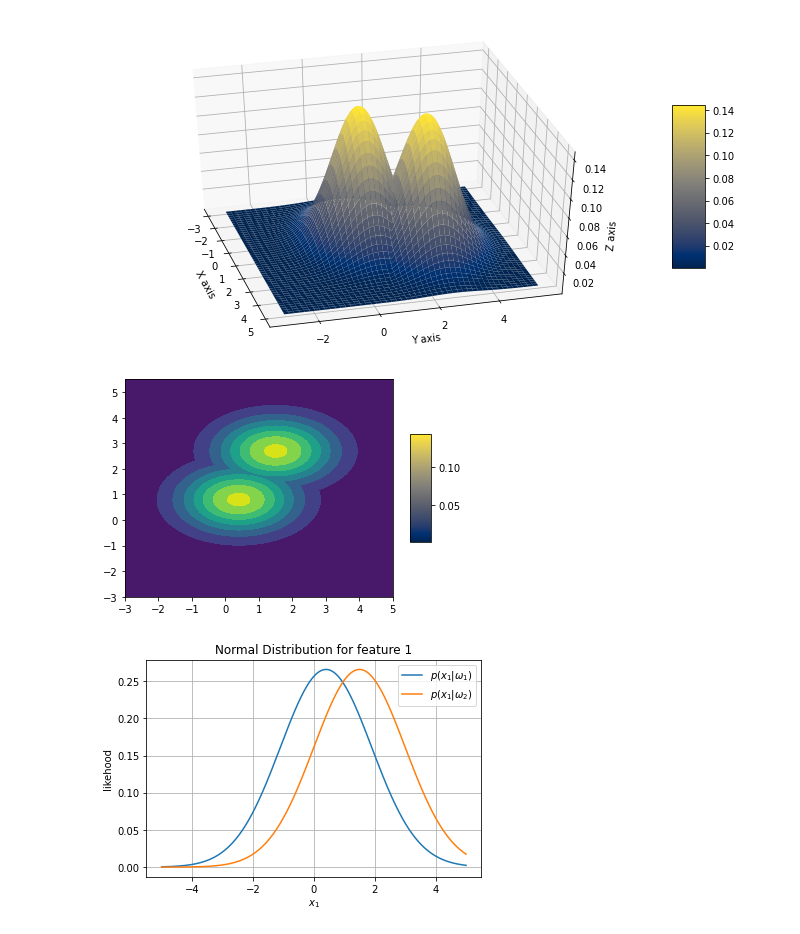
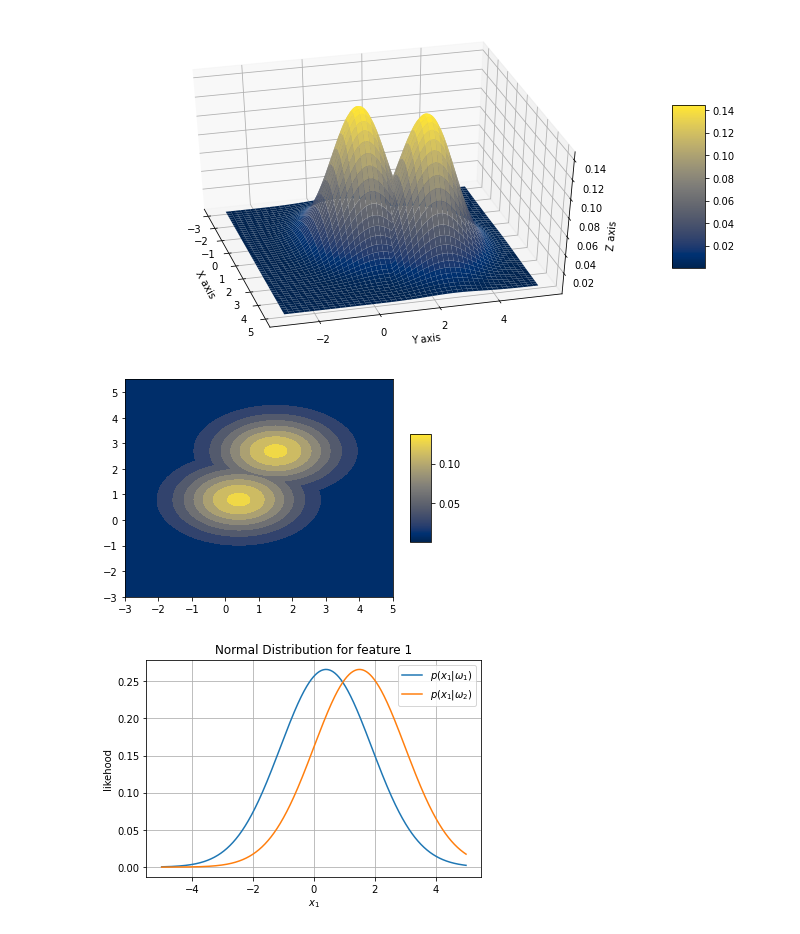
Before and after one commit to Sourland/pattern-recognision, a Jupyter notebook: Naive_Bayes.ipynb, the cells around one changed output. Saved outputs shown, nothing was run; the diff lists cells and outputs as text; code cells hidden in the pictures.

```diff
--- a/Naive_Bayes.ipynb
+++ b/Naive_Bayes.ipynb
@@ -18,12 +20,12 @@ y = np.linspace(-3,5.5,1000)
 X, Y = np.meshgrid(x,y)
 pos = np.empty(X.shape + (2,))
 pos[:, :, 0] = X; pos[:, :, 1] = Y
-rv1 = multivariate_normal(mu_class_healthy , covariance_matrix)
-rv2 = multivariate_normal(mu_class_cancer , covariance_matrix)
+Px_omega1 = multivariate_normal(mu_class_healthy , covariance_matrix)
+Px_omega2 = multivariate_normal(mu_class_cancer , covariance_matrix)
 #Make a 3D plot
 fig = plt.figure(figsize=(12, 6))
 ax = fig.gca(projection='3d')
-surf = ax.plot_surface(X, Y, np.where(rv1.pdf(pos) > rv2.pdf(pos), rv1.pdf(pos), rv2.pdf(pos)),cmap='cividis',linewidth=0.2)
+surf = ax.plot_surface(X, Y, np.where(Px_omega1.pdf(pos) > Px_omega2.pdf(pos), Px_omega1.pdf(pos), Px_omega2.pdf(pos)),cmap='cividis',linewidth=0.2)
 
 ax.set_xlabel('X axis')
 ax.set_ylabel('Y axis')
@@ -39,25 +41,25 @@ plt.show()
 # %%
 """----------------------------------CONTOUR------------------------------------"""
 x = np.linspace(-3,5,1000)
 y = np.linspace(-3,5.5,1000)
 X, Y = np.meshgrid(x,y)
 pos = np.empty(X.shape + (2,))
 pos[:, :, 0] = X; pos[:, :, 1] = Y
-rv1 = multivariate_normal(mu_class_healthy , covariance_matrix)
-rv2 = multivariate_normal(mu_class_cancer , covariance_matrix)
+Px_omega1 = multivariate_normal(mu_class_healthy , covariance_matrix)
+Px_omega2 = multivariate_normal(mu_class_cancer , covariance_matrix)
 
-rv1 = multivariate_normal(mu_class_healthy , covariance_matrix)
-rv2 = multivariate_normal(mu_class_cancer , covariance_matrix)
+Px_omega1 = multivariate_normal(mu_class_healthy , covariance_matrix)
+Px_omega2 = multivariate_normal(mu_class_cancer , covariance_matrix)
 #Make contour plot
 fig = plt.figure()
 ax = fig.add_subplot(111)
-ax.contourf(X, Y, np.where(rv1.pdf(pos) > rv2.pdf(pos), rv1.pdf(pos), rv2.pdf(pos)))
+ax.contourf(X, Y, np.where(Px_omega1.pdf(pos) > Px_omega2.pdf(pos), Px_omega1.pdf(pos), Px_omega2.pdf(pos)),cmap='cividis')
 
 fig.colorbar(surf, ax = ax,
              shrink = 0.5, aspect = 5)
 plt.show()
 # %% [output]
-[figure, old version]
+[figure, new version]
 # %%
 x = np.linspace(-5,5,1000)
 plt.plot(x, norm.pdf(x, mu_class_healthy[0] , covariance_matrix[0,0]),label = r'$p(x_1|\omega_1)$')
```
Also changed, not shown: parts of 4 cells of this notebook.
